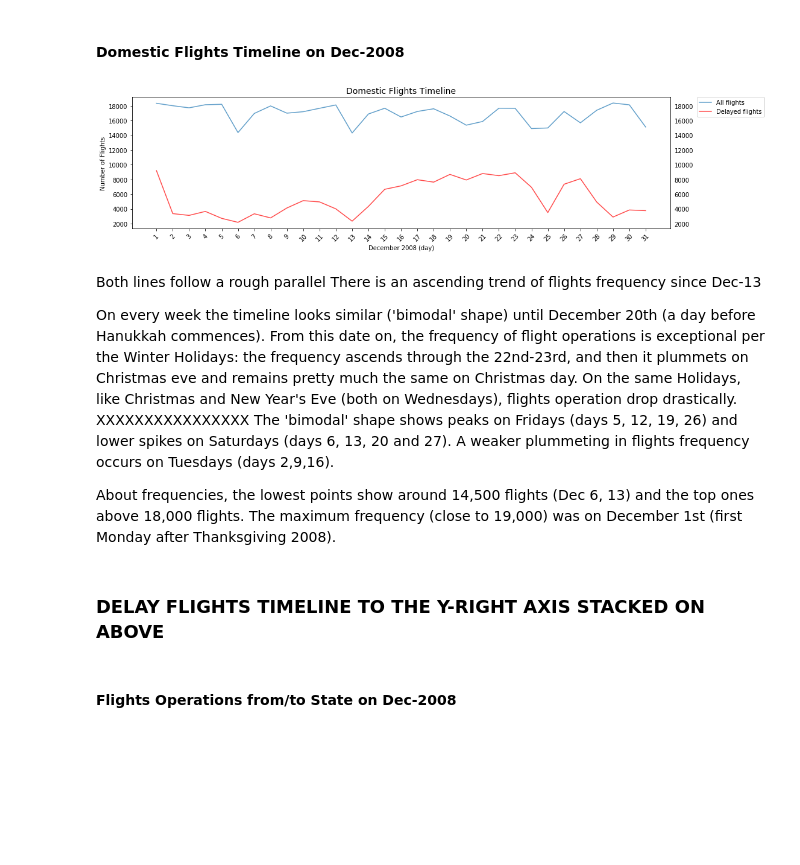
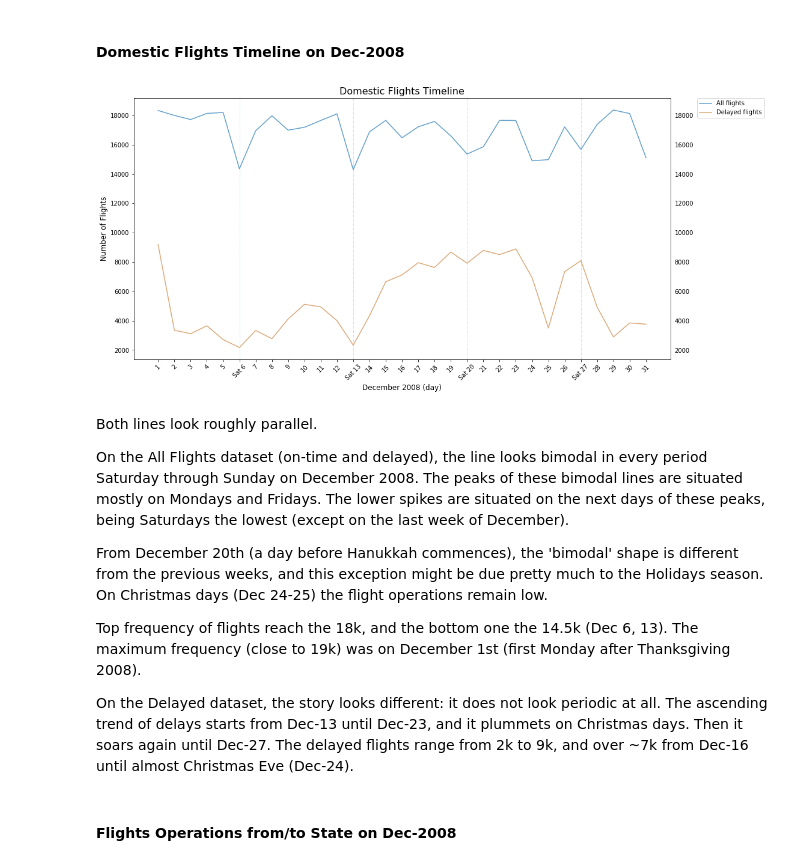
Before and after one commit to thaisruiz/udacity-communicating-data-findings, a Jupyter notebook: Flights_exploration_in_progress.ipynb, the cells around one changed output. Drawn from its saved outputs; the diff is of its cells as text; code cells hidden in the pictures; blank space fills up the shorter version.

```diff
--- a/Flights_exploration_in_progress.ipynb
+++ b/Flights_exploration_in_progress.ipynb
@@ -598,41 +617,47 @@ On Dec-2008, the most popular traveling day was Friday, followed by Monday (both
 #### Domestic Flights Timeline on Dec-2008
 # %%
 # Timeline plotting
-plt.figure(figsize=[16,4])
+plt.figure(figsize=[16,8])
 
 groupby_day_all = flights.groupby('DayofMonth').count()[['DayOfWeek']]
 groupby_day_del = delayed_flights.groupby('DayofMonth').count()[['DayOfWeek']]
 
 # Stacking two plots
 plt.errorbar(x=groupby_day_all.index, y=groupby_day_all, alpha=.7, label='All flights');
-plt.errorbar(x=groupby_day_del.index, y=groupby_day_del, color='r', alpha=.7, label='Delayed flights');
+plt.errorbar(x=groupby_day_del.index, y=groupby_day_del, color='peru', alpha=.7, label='Delayed flights');
 
-plt.title( 'Domestic Flights Timeline', fontsize=14)
-plt.xlabel('December 2008 (day)')
-plt.ylabel('Number of Flights')
+plt.title( 'Domestic Flights Timeline', fontsize=16)
+plt.xlabel('December 2008 (day)', fontsize=12)
+plt.ylabel('Number of Flights', fontsize=12)
 
 plt.tick_params(axis='y', which='both', labelleft='on', labelright='on')
 
-xticks = np.arange(1,32)
-plt.xticks(xticks, xticks, rotation=45)
+xtklocs = np.arange(1,32)
+#xlabels = ['Mon '+ str(i) if i%7==1 else str(i)for i in xtklocs] # Add 'Mon' text on Mondays days
+xlabels = ['Sat '+ str(i) if i%7==6 else str(i)for i in xtklocs] # Add 'Sat' text on Saturdays days
+plt.xticks(xtklocs, xlabels, rotation=45)
 
-legend(bbox_to_anchor=(1.05, 1), loc=2, borderaxespad=0.);
+plt.legend(bbox_to_anchor=(1.05, 1), loc=2, borderaxespad=0.);
+
+for i in np.arange(0,4):
+    plt.axvline(6+i*7, linestyle='dashdot', linewidth=.7, color='lightblue')
 
 # Source: https://matplotlib.org/1.3.1/users/legend_guide.html
 # %% [output]
-[figure, old version]
+[figure, new version]
-# %% [markdown]
-Both lines follow a rough parallel
-There is an ascending trend of flights frequency since Dec-13
-
-On every week the timeline looks similar ('bimodal' shape) until December 20th (a day before Hanukkah commences). From this date on, the frequency of flight operations is exceptional per the Winter Holidays: the frequency ascends through the 22nd-23rd, and then it plummets on Christmas eve and remains pretty much the same on Christmas day.
-On the same Holidays, like Christmas and New Year's Eve (both on Wednesdays), flights operation drop drastically.
-XXXXXXXXXXXXXXXX
-The 'bimodal' shape shows peaks on Fridays (days 5, 12, 19, 26) and lower spikes on Saturdays (days 6, 13, 20 and 27). A weaker plummeting in flights frequency occurs on Tuesdays (days 2,9,16).
-
-About frequencies, the lowest points show around 14,500 flights (Dec 6, 13) and the top ones above 18,000 flights. The maximum frequency (close to 19,000) was on December 1st (first Monday after Thanksgiving 2008).
-# %% [markdown]
-### DELAY FLIGHTS TIMELINE TO THE Y-RIGHT AXIS STACKED ON ABOVE
+# %% [markdown]
+Both lines look roughly parallel.
+
+On the All Flights dataset (on-time and delayed), the line looks bimodal in every period Saturday through Sunday on December 2008. The peaks of these bimodal lines are situated mostly on Mondays and Fridays. The lower spikes are situated on the next days of these peaks, being Saturdays the lowest (except on the last week of December).
+
+From December 20th (a day before Hanukkah commences), the 'bimodal' shape is different from the previous weeks, and this exception might be due pretty much to the Holidays season. On Christmas days (Dec 24-25) the flight operations remain low.
+
+Top frequency of flights reach the 18k, and the bottom one the 14.5k (Dec 6, 13). The maximum frequency (close to 19k) was on December 1st (first Monday after Thanksgiving 2008).
+
+
+On the Delayed dataset, the story looks different: it does not look periodic at all.
+The ascending trend of delays starts from Dec-13 until Dec-23, and it plummets on Christmas days. Then it soars again until Dec-27.
+The delayed flights range from 2k to 9k, and over ~7k from Dec-16 until almost Christmas Eve (Dec-24).
 # %% [markdown]
 #### Flights Operations from/to State on Dec-2008
 # %%
```
Also changed, not shown: parts of 63 cells of this notebook.
